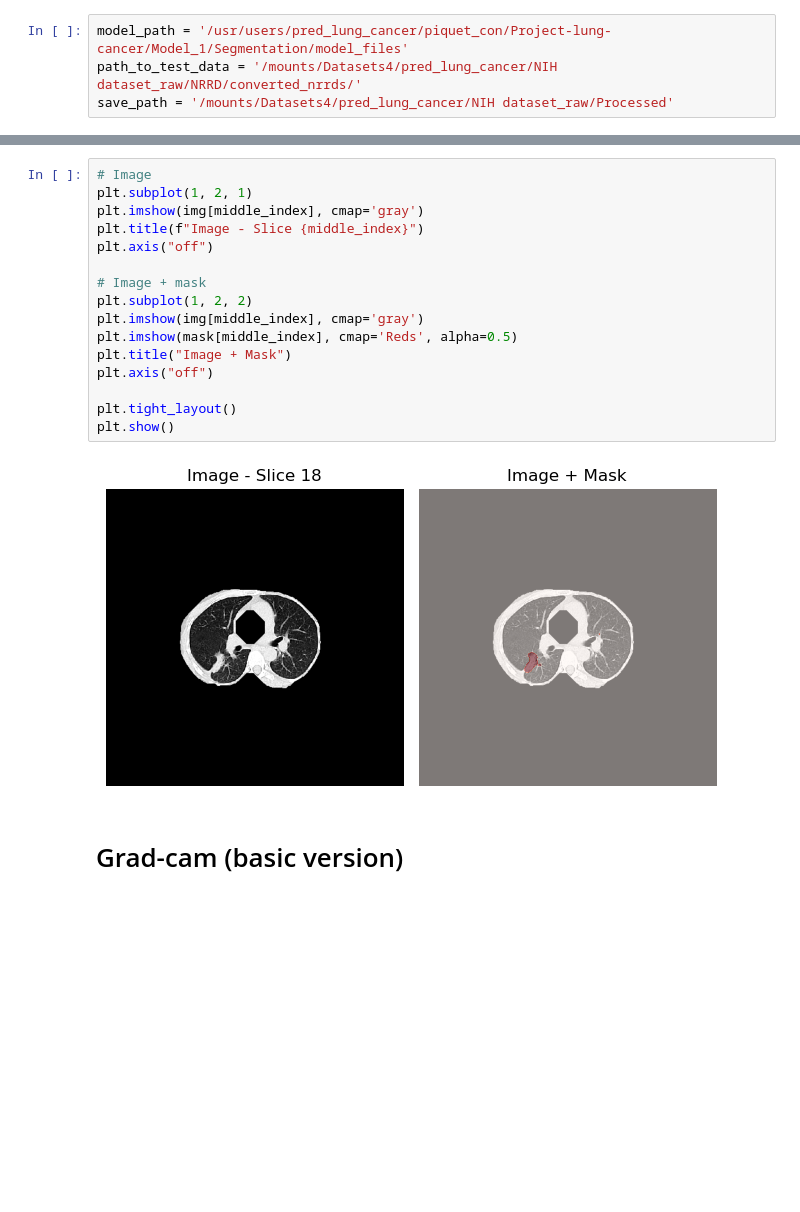
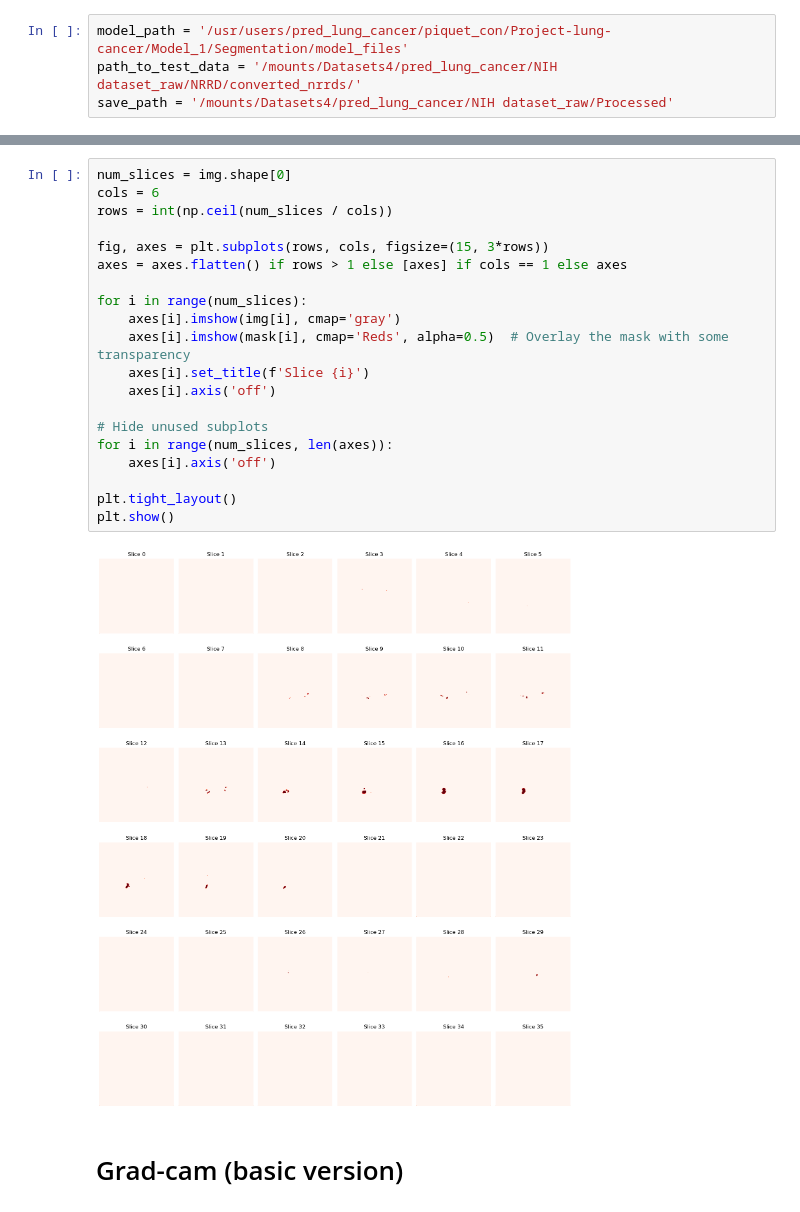
Before and after one commit to cons00000/Project-lung-cancer, a Jupyter notebook: Model_1/Xai/Local_XAI.ipynb, the cells around one changed output, grey strips where cells are left out. Saved outputs shown, nothing was run; the diff lists cells and outputs as text; blank space fills up the shorter version.

```diff
--- a/Model_1/Xai/Local_XAI.ipynb
+++ b/Model_1/Xai/Local_XAI.ipynb
@@ -88,21 +97,25 @@ Middle slice index: 18
 # %%
-# Image
-plt.subplot(1, 2, 1)
-plt.imshow(img[middle_index], cmap='gray')
-plt.title(f"Image - Slice {middle_index}")
-plt.axis("off")
+num_slices = img.shape[0]
+cols = 6
+rows = int(np.ceil(num_slices / cols))
 
-# Image + mask
-plt.subplot(1, 2, 2)
-plt.imshow(img[middle_index], cmap='gray')
-plt.imshow(mask[middle_index], cmap='Reds', alpha=0.5)
-plt.title("Image + Mask")
-plt.axis("off")
+fig, axes = plt.subplots(rows, cols, figsize=(15, 3*rows))
+axes = axes.flatten() if rows > 1 else [axes] if cols == 1 else axes
+
+for i in range(num_slices):
+    axes[i].imshow(img[i], cmap='gray')
+    axes[i].imshow(mask[i], cmap='Reds', alpha=0.5)  # Overlay the mask with some transparency
+    axes[i].set_title(f'Slice {i}')
+    axes[i].axis('off')
+
+# Hide unused subplots
+for i in range(num_slices, len(axes)):
+    axes[i].axis('off')
 
 plt.tight_layout()
 plt.show()
 # %% [output]
-[figure, old version]
+[figure, new version]
 # %% [markdown]
 # Grad-cam (basic version)
 # %%
```
Also changed, not shown: parts of 3 cells of this notebook, 50 other files.
